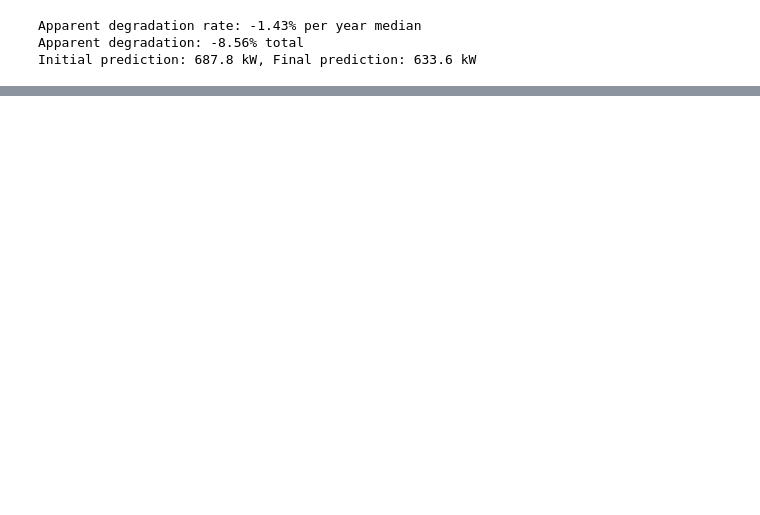
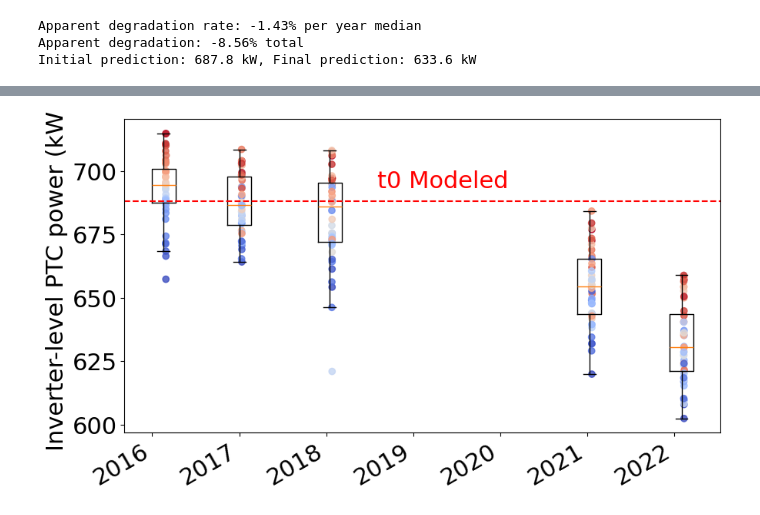
Before and after one commit to NatLabRockies/pv_repowering, a Jupyter notebook: Studies/Journal - Simon Solar captest/PVCaptest-RESOLVE.ipynb, the cells around one changed output, grey strips where cells are left out. Saved outputs shown, nothing was run; the diff lists cells and outputs as text; code cells hidden in the pictures; blank space fills up the shorter version.

```diff
--- a/Studies/Journal - Simon Solar captest/PVCaptest-RESOLVE.ipynb
+++ b/Studies/Journal - Simon Solar captest/PVCaptest-RESOLVE.ipynb
@@ -504,0 +528,3 @@ Initial prediction: 687.8 kW, Final prediction: 633.6 kW
+# %%
+i=0
+scatter_dates = [start_dates[i] + pd.Timedelta(days=int(t*7)) for t in random[:-1]]
@@ -504,0 +555,34 @@ Initial prediction: 687.8 kW, Final prediction: 633.6 kW
+# %%
+# re-load the annual captest results and overlay annual boxplots on the above time series plot.
+import matplotlib.dates as mdates
+
+fig = plt.figure(figsize=(10,6))
+#plt.plot(power_predict_time, marker='o')
+
+# Build a fixed color map from the first year so each inverter keeps the same color in all years.
+df_ref = pd.read_csv(f'.\\data\\{start_dates[0].date().strftime("%Y-%m-%d")}_800poa20tmod.csv', index_col=0)
+ref_vals = df_ref.T.iloc[:-1, 0].astype(float)
+ref_rank = ref_vals.rank(method='first')
+ref_rank_norm = ((ref_rank - 1) / (len(ref_rank) - 1)).to_dict()
+
+for i in range(len(start_dates)):
+    scatter_dates = [start_dates[i] + pd.Timedelta(days=int(t*10)) for t in random[:-1]]
+    df_temp = pd.read_csv(f'.\\data\\{start_dates[i].date().strftime("%Y-%m-%d")}_800poa20tmod.csv', index_col=0)
+
+    vals = df_temp.T.iloc[:-1, 0].astype(float)
+    point_colors = vals.index.to_series().map(ref_rank_norm).to_numpy()
+    plt.scatter(scatter_dates, vals.to_numpy(), c=point_colors, cmap='coolwarm', vmin=0, vmax=1, alpha=0.8)
+
+    # Boxplot positions must be numeric for matplotlib; convert datetime to date number.
+    xpos = mdates.date2num(start_dates[i].to_pydatetime())
+    box_data = vals.dropna().values
+    plt.boxplot([box_data], positions=[xpos], widths=100, showfliers=False, manage_ticks=False)
+
+plt.axhline(y=SAM_val, color='r', linestyle='--', label='SAM prediction')
+# add annotation for the SAM line
+plt.text(power_predict_time.index[2]+pd.Timedelta(days=200), SAM_val+8, 't0 Modeled', color='r', va='center')
+plt.ylabel('Inverter-level PTC power (kW)')
+plt.gca().xaxis_date()
+fig.autofmt_xdate()
+# %% [output]
+[figure, added]
```
Also changed, not shown: parts of 23 cells of this notebook.
